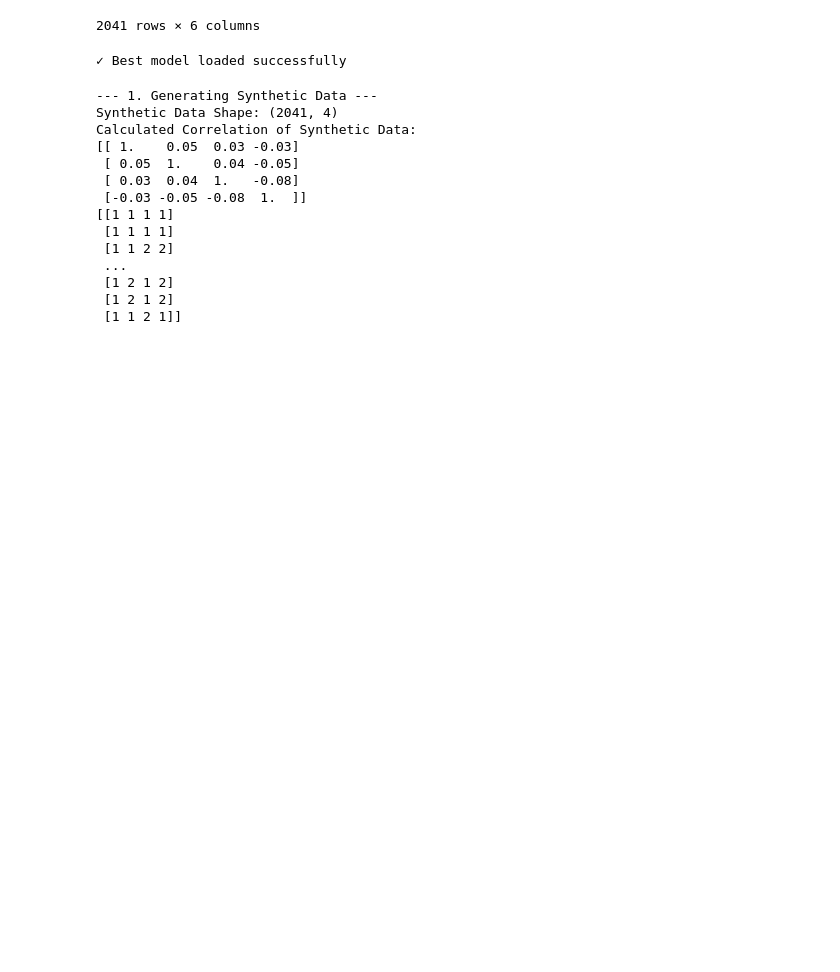
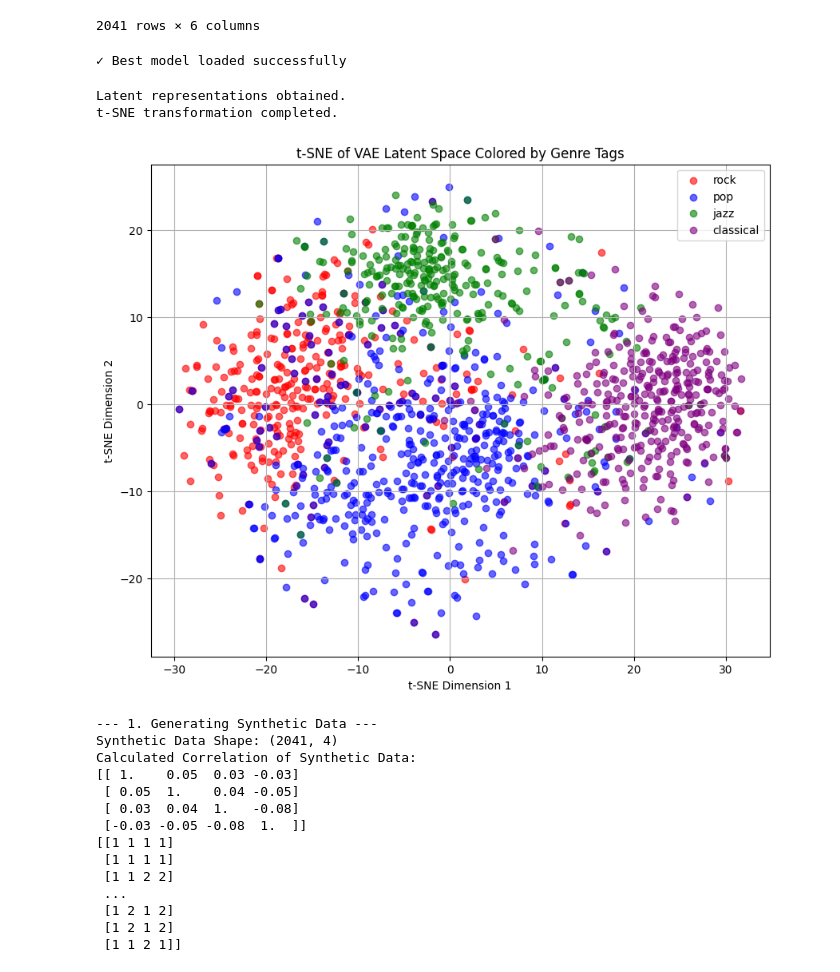
Before and after one commit to BrunoSienkiewicz/ConceptCaps, a Jupyter notebook: notebooks/generate-vae-tags-dataset.ipynb, the cells around one changed output. Cells and saved outputs as stored; diff of their text form; code cells hidden in the pictures; blank space fills up the shorter version.

Commit message:
Plots

```diff
--- a/notebooks/generate-vae-tags-dataset.ipynb
+++ b/notebooks/generate-vae-tags-dataset.ipynb
@@ -98,32 +98,52 @@ print("✓ Best model loaded successfully")
 ✓ Best model loaded successfully
 # %%
 # Visualise latent space as t-sne plot
+# Compare clusters based on different genre tags
 from sklearn.manifold import TSNE
-all_tags = []
-all_latents = []
 
-with torch.no_grad():
-    for _, row in tqdm(df.iterrows(), total=len(df)):
-        tags = row['aspect_list']
-        input_vector = np.zeros((TOTAL_INPUT_DIM,), dtype=np.float32)
-        for tag in tags:
-            if tag in tag_to_idx:
-                input_vector[tag_to_idx[tag]] = 1.0
-        input_tensor = torch.tensor(input_vector).unsqueeze(0).to(device)
-        mu, logvar = model.encode(input_tensor)
-        z = model.reparameterize(mu, logvar)
-        all_latents.append(z.squeeze(0).cpu().numpy())
-        all_tags.append(tags)
-
+def get_latent_representations(model, data):
+    latents = []
+    with torch.no_grad():
+        for x in tqdm(data, desc="Encoding data to latent space"):
+            x_tensor = torch.FloatTensor(x).unsqueeze(0).to(device)
+            mu, logvar = model.encode(x_tensor)
+            z = model.reparameterize(mu, logvar)
+            latents.append(z.cpu().numpy().squeeze())
+    return np.array(latents)
+# Prepare data
+data = []
+for _, row in df.iterrows():
+    x = np.zeros(TOTAL_INPUT_DIM, dtype=np.float32)
+    for tag in row['aspect_list']:
+        if tag in tag_to_idx:
+            x[tag_to_idx[tag]] = 1.0
+    data.append(x)
+data = np.array(data)
+latents = get_latent_representations(model, data)
+print("Latent representations obtained.")
 tsne = TSNE(n_components=2, random_state=seed)
-latents_2d = tsne.fit_transform(np.array(all_latents))
+latents_2d = tsne.fit_transform(latents)
+print("t-SNE transformation completed.")
+# Plotting
 plt.figure(figsize=(10, 8))
-for i, tags in enumerate(all_tags):
-    plt.scatter(latents_2d[i, 0], latents_2d[i, 1], alpha=0.6)
-    if i < 10:  # Annotate first 10 points for clarity
-        plt.annotate(", ".join(tags), (latents_2d[i, 0], latents_2d[i, 1]))
-plt.title("t-SNE Visualization of VAE Latent Space")
+genre_colors = {
+    'rock': 'red',
+    'pop': 'blue',
+    'jazz': 'green',
+    'classical': 'purple'
+}
+for genre, color in genre_colors.items():
+    indices = []
+    for i, row in df.iterrows():
+        if genre in row['genre_tags']:
+            indices.append(i)
+    plt.scatter(latents_2d[indices, 0], latents_2d[indices, 1], label=genre, alpha=0.6, c=color)
+plt.legend()
+plt.title("t-SNE of VAE Latent Space Colored by Genre Tags")
 plt.xlabel("t-SNE Dimension 1")
 plt.ylabel("t-SNE Dimension 2")
 plt.grid(True)
-plt.show()
+# %% [output]
+Latent representations obtained.
+t-SNE transformation completed.
+[figure, added]
```
Also changed, not shown: parts of 3 cells of this notebook, 1 other file.
